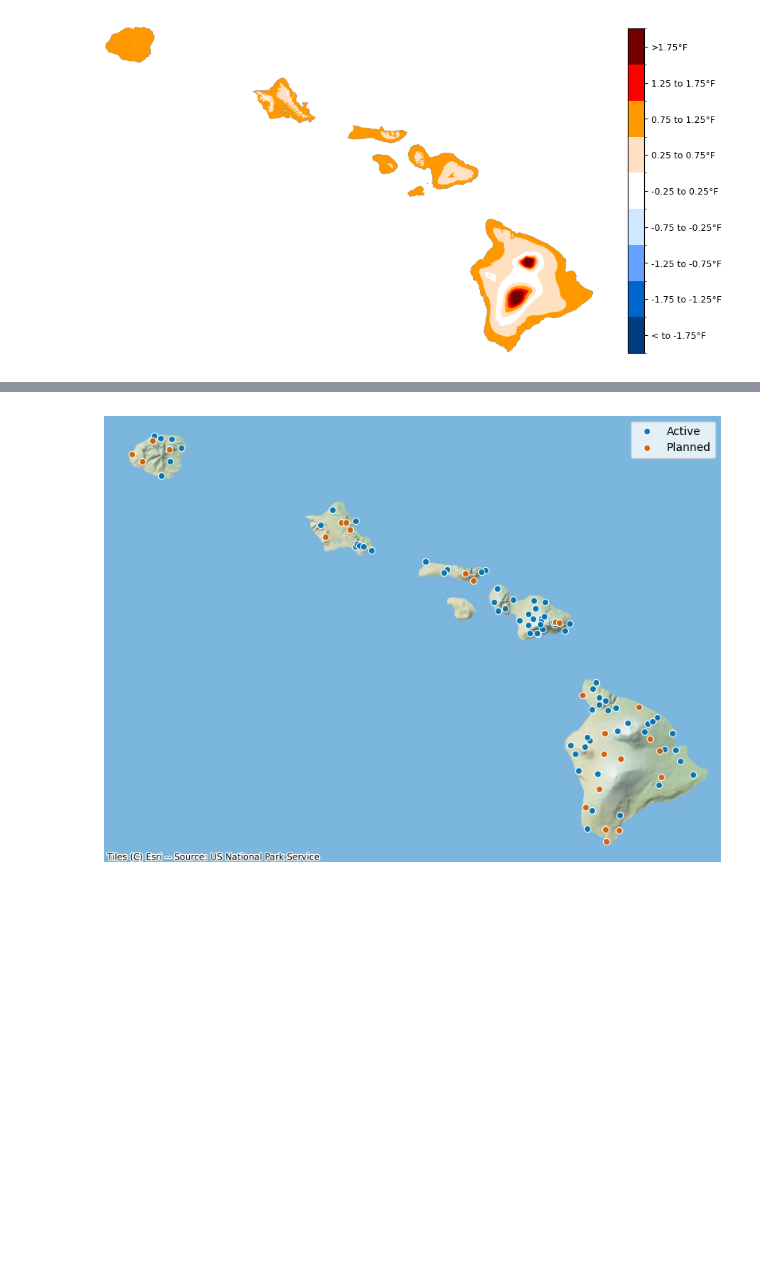
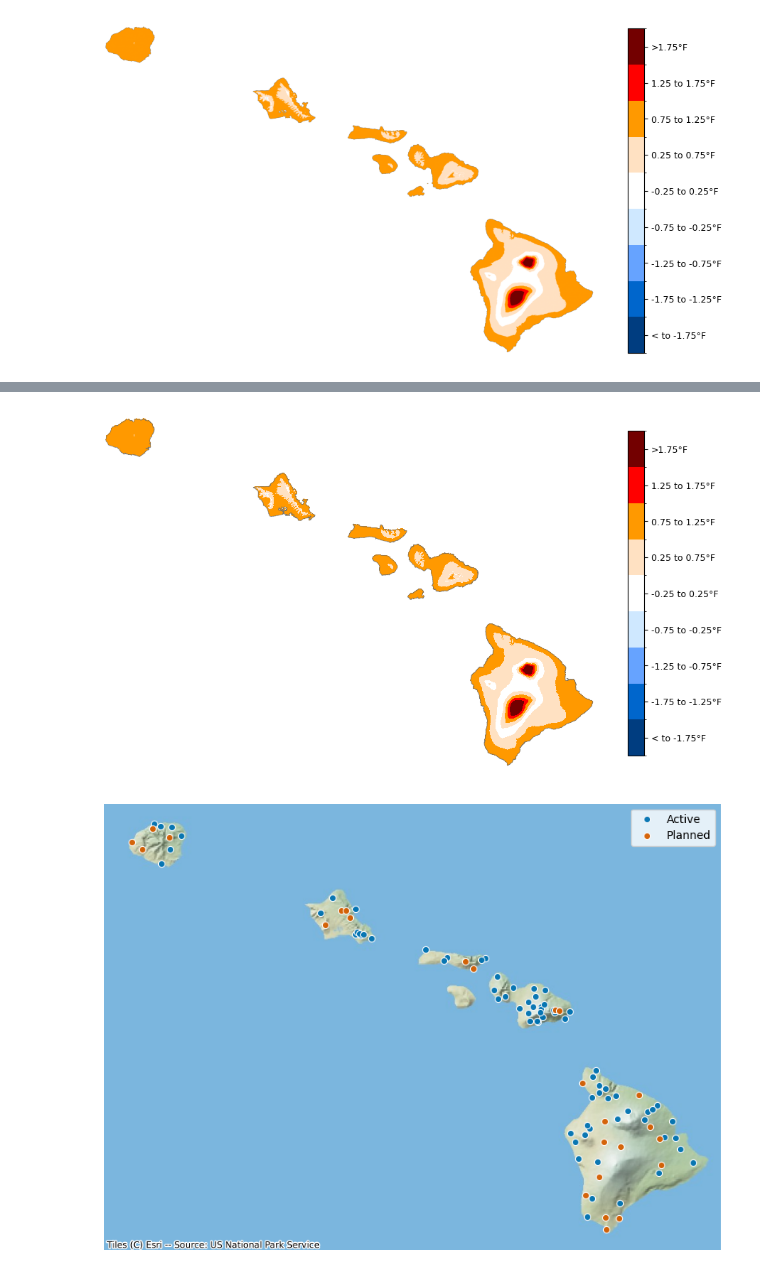
Before and after one commit to cherryleh/climate-summary, a Jupyter notebook: dews-hawaii-app/scripts/2025-summary/temp_category.ipynb, the cells around one changed output, grey strips where cells are left out. Drawn from its saved outputs; the diff is of its cells as text; code cells hidden in the pictures; blank space fills up the shorter version.

```diff
--- a/dews-hawaii-app/scripts/2025-summary/temp_category.ipynb
+++ b/dews-hawaii-app/scripts/2025-summary/temp_category.ipynb
@@ -297,3 +297,96 @@ plt.savefig('../../public/climate-summary/pubs/Figure3.png', dpi=600, bbox_inche
 plt.show()
 # %% [output]
 [figure]
+# %%
+import rasterio
+import numpy as np
+import matplotlib.pyplot as plt
+from matplotlib.colors import ListedColormap, BoundaryNorm
+import geopandas as gpd
+from rasterio.plot import plotting_extent
+
+
+# Clean °F anomaly thresholds (ΔF). Data is still °C anomalies.
+# 5 cold bins + neutral + 5 warm bins
+thresholds_f = [
+    (-np.inf,   -1.75, "#003d80", "< to -1.75°F"),
+    (-1.75,   -1.25, "#0066CC", "-1.75 to -1.25°F"),
+    (-1.25,   -0.75, "#66a3ff", "-1.25 to -0.75°F"),
+    (-0.75,   -0.25, "#cfe8ff", "-0.75 to -0.25°F"),
+    (-0.25,    0.25, "#FFFFFF", "-0.25 to 0.25°F"),
+    ( 0.25,    0.75, "#ffe1c2", "0.25 to 0.75°F"),
+    ( 0.75,    1.25, "#FF9900", "0.75 to 1.25°F"),
+    ( 1.25,    1.75, "#FF0000", "1.25 to 1.75°F"),
+    ( 1.75,   np.inf, "#730000", ">1.75°F"),
+]
+
+coast_path = "/Users/cherryleheu/Documents/dews-hawaii/dews-hawaii-app/public/shapefiles/Coastline.shp"
+
+
+# Convert °F anomaly edges to °C anomaly edges for classification (ΔC = ΔF / 1.8)
+def f_to_c_anom(x):
+    if np.isneginf(x) or np.isposinf(x):
+        return x
+    return x / 1.8
+
+# Build classification thresholds in °C, but keep °F labels/colors
+thresholds = [(f_to_c_anom(lo), f_to_c_anom(hi), color, label)
+              for lo, hi, color, label in thresholds_f]
+
+with rasterio.open("annual_tmean_2025_anomaly.tif") as src:
+    data = src.read(1).astype("float32")
+    profile = src.profile
+    nodata = src.nodata
+    extent = rasterio.plot.plotting_extent(src)
+    raster_crs = src.crs
+data = np.where(data == nodata, np.nan, data)
+
+categorical = np.full_like(data, 255, dtype=np.uint8)
+
+coast = gpd.read_file(coast_path)
+if raster_crs is not None and coast.crs is not None and coast.crs != raster_crs:
+    coast = coast.to_crs(raster_crs)
+
+# classify using °C edges derived from clean °F edges
+for i, (low_c, high_c, _, _) in enumerate(thresholds):
+    mask = (data > low_c) & (data <= high_c)
+    categorical[mask] = i
+
+profile.update(dtype=rasterio.uint8, count=1, compress="lzw", nodata=255)
+
+# Plot with °F legend
+colors = [c for _, _, c, _ in thresholds]
+labels = [l for _, _, _, l in thresholds]
+cmap = ListedColormap(colors)
+norm = BoundaryNorm(np.arange(-0.5, len(colors) + 0.5), len(colors))
+
+plt.figure(figsize=(9, 6))
+categorical_masked = np.ma.masked_where(categorical == 255, categorical)
+fig, ax = plt.subplots(figsize=(9, 6))
+
+im = ax.imshow(
+    categorical_masked,
+    cmap=cmap,
+    norm=norm,
+    extent=extent,             # align raster with geodata
+    interpolation="nearest",   # avoid halos
+    resample=False
+)
+plt.axis("off")
+
+coast.boundary.plot(
+    ax=ax,
+    color="#6e6e6e",
+    linewidth=0.5,
+    alpha=0.9
+)
+
+cbar = plt.colorbar(im, fraction=0.03, pad=0.04)
+cbar.set_ticks(range(len(colors)))
+cbar.set_ticklabels(labels)
+cbar.ax.tick_params(labelsize=9)
+
+plt.tight_layout()
+plt.savefig('../../public/climate-summary/pubs/Figure3.png', dpi=600, bbox_inches='tight', pad_inches=0.1, transparent=True)
+plt.show()
+# %% [output]
@@ -300,3 +394,4 @@ plt.show()
+[figure, added]
 # %%
 import pandas as pd
 import geopandas as gpd
```
Also changed, not shown: parts of 1 cell of this notebook, 7 other files.
